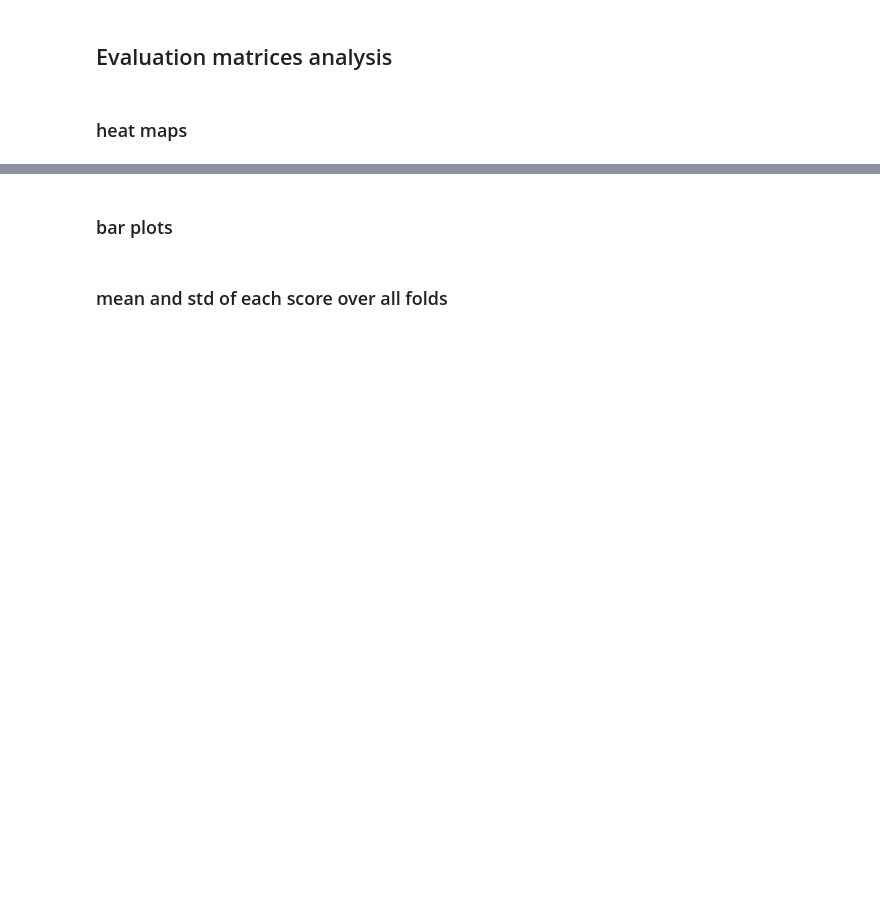
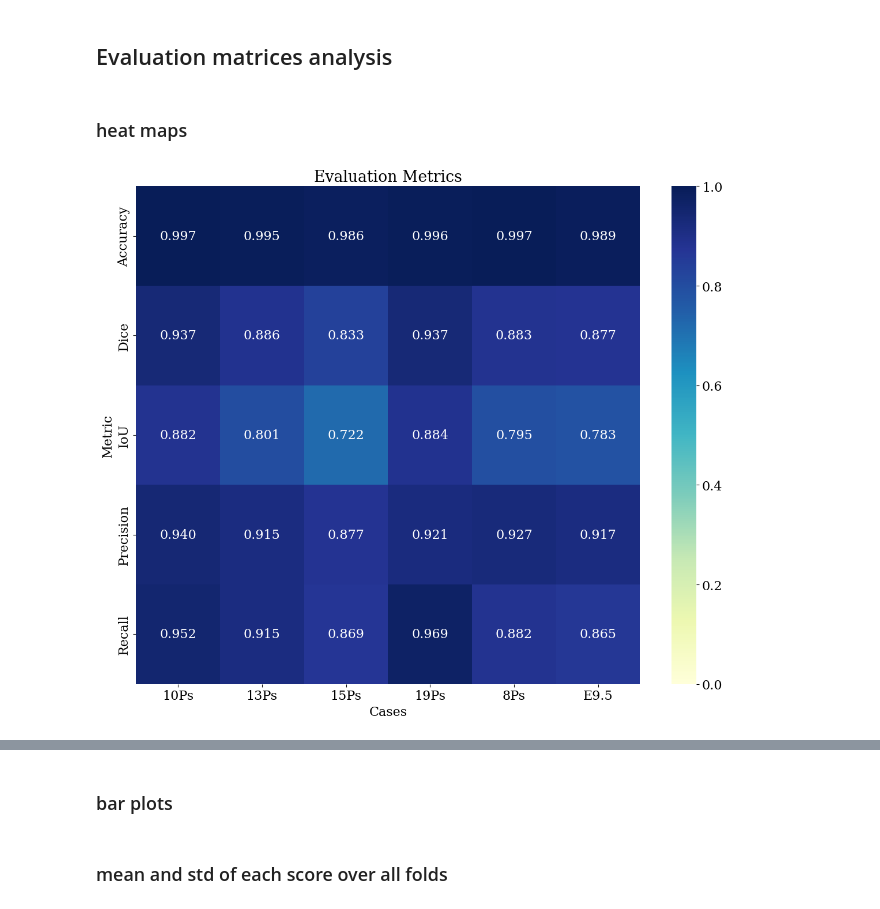
Before and after one commit to Dinuka-1999/R1_Datapreprocessing, a Jupyter notebook: Image_Analysis/result_analysis.ipynb, the cells around one changed output, grey strips where cells are left out. Saved outputs shown, nothing was run; the diff lists cells and outputs as text; code cells hidden in the pictures; blank space fills up the shorter version.

```diff
--- a/Image_Analysis/result_analysis.ipynb
+++ b/Image_Analysis/result_analysis.ipynb
@@ -137,7 +260,7 @@ import matplotlib as mpl
 mpl.rcParams['font.family'] = 'DejaVu Serif'
 mpl.rcParams['font.size'] = 16
 
-json_path = "/Users/dbattagodage/Desktop/Datasets/Model_results/IF_352_6img_results/nnUNetTrainerSwinUMamba__nnUNetPlans__2d"
+json_path = "/Users/dbattagodage/Desktop/Dataset/Model_results/IF_352_6img_results/new_patchSize/nnUNetTrainer__nnUNetPlans__3d_fullres"
 img_map ={"0001":"15Ps", "0002":"19Ps","0003":"E9.5", "0004":"10Ps","0005":"8Ps","0006":"13Ps"}
 class_mapping = ["Myocardium", "Endocardium", "Lumen", "ECM"]
 def find_metric_heatmap(json_path, just_foreground=True, only_dice_and_iou=False):
@@ -215,34 +338,36 @@ def find_metric_heatmap(json_path, just_foreground=True, only_dice_and_iou=False
                             metrics_list.append({
                                 "Case": case_id,
                                 "Metric": "Precision", "Value": precision
                             })
                             metrics_list.append({
                                 "Case": case_id,
                                 "Metric": "Recall", "Value": recall
                             })
                             metrics_list.append({
                                 "Case": case_id,
                                 "Metric": "Accuracy", "Value": accuracy
                             })
     return metrics_list, case
 
 metrics_list, case = find_metric_heatmap(json_path, just_foreground=True, only_dice_and_iou=False)
 df = pd.DataFrame(metrics_list)
 # Pivot: rows = metrics, cols = cases, values = Value
 df_pivot = df.pivot(index="Metric", columns="Case", values="Value")
 
 # Sort columns
 df_pivot = df_pivot.sort_index(axis=1)
 
 # Plot heatmap
 plt.figure(figsize=(12,10))
 sns.heatmap(df_pivot, annot=True, fmt=".3f", cmap="YlGnBu", vmin=0, vmax=1)
 plt.ylabel("Metric")
 plt.xlabel("Cases")
 plt.title("Evaluation Metrics")
 plt.tight_layout()
-plt.savefig(os.path.join(json_path, 'Evaluation_Metrics_Heatmap_2D_SwinUMamba.pdf'), dpi=300)
+plt.savefig(os.path.join(json_path, 'Evaluation_Metrics_Heatmap_3D_NNUnet.pdf'), dpi=300)
 plt.show()
+# %% [output]
+[figure, added]
 # %%
 ## Big heatmap for all folds, all classes and all models
 
```
Also changed, not shown: parts of 7 cells of this notebook, 4 other files.
